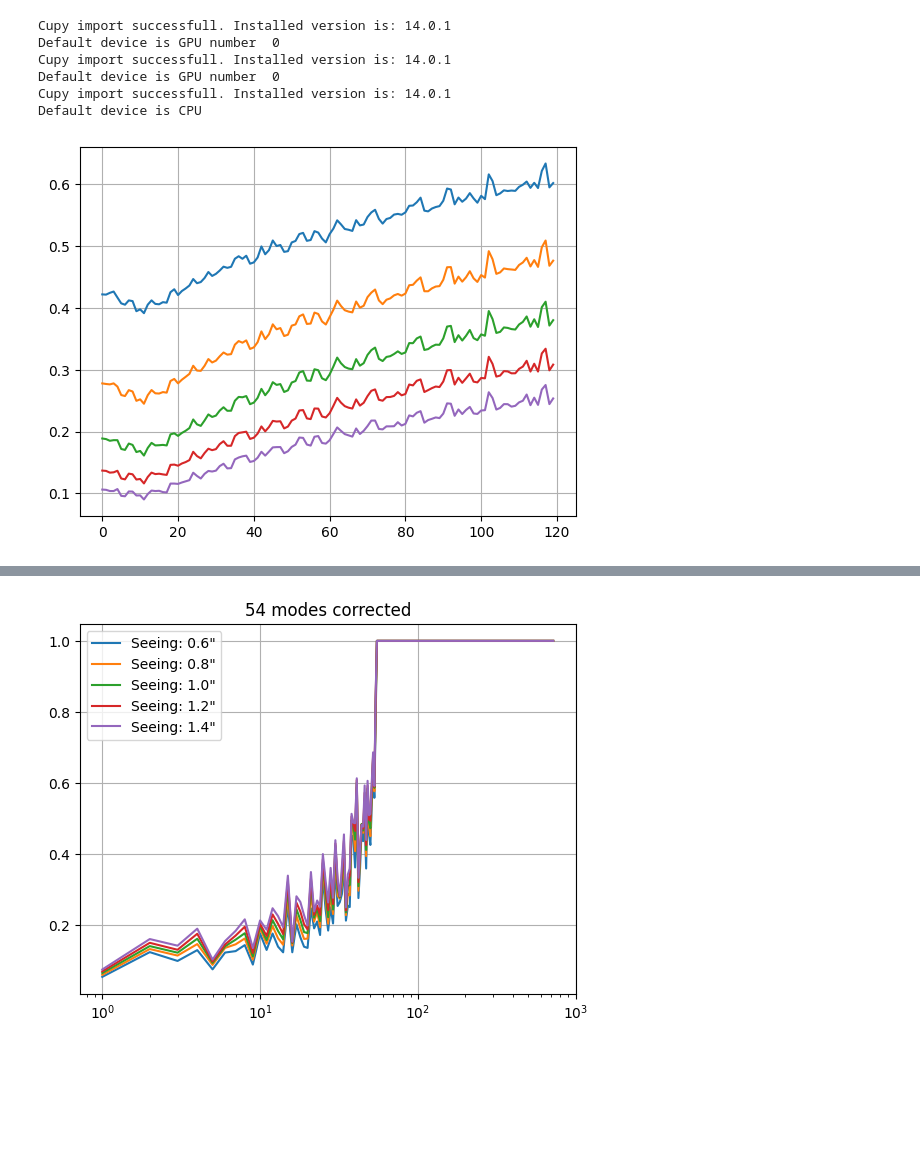
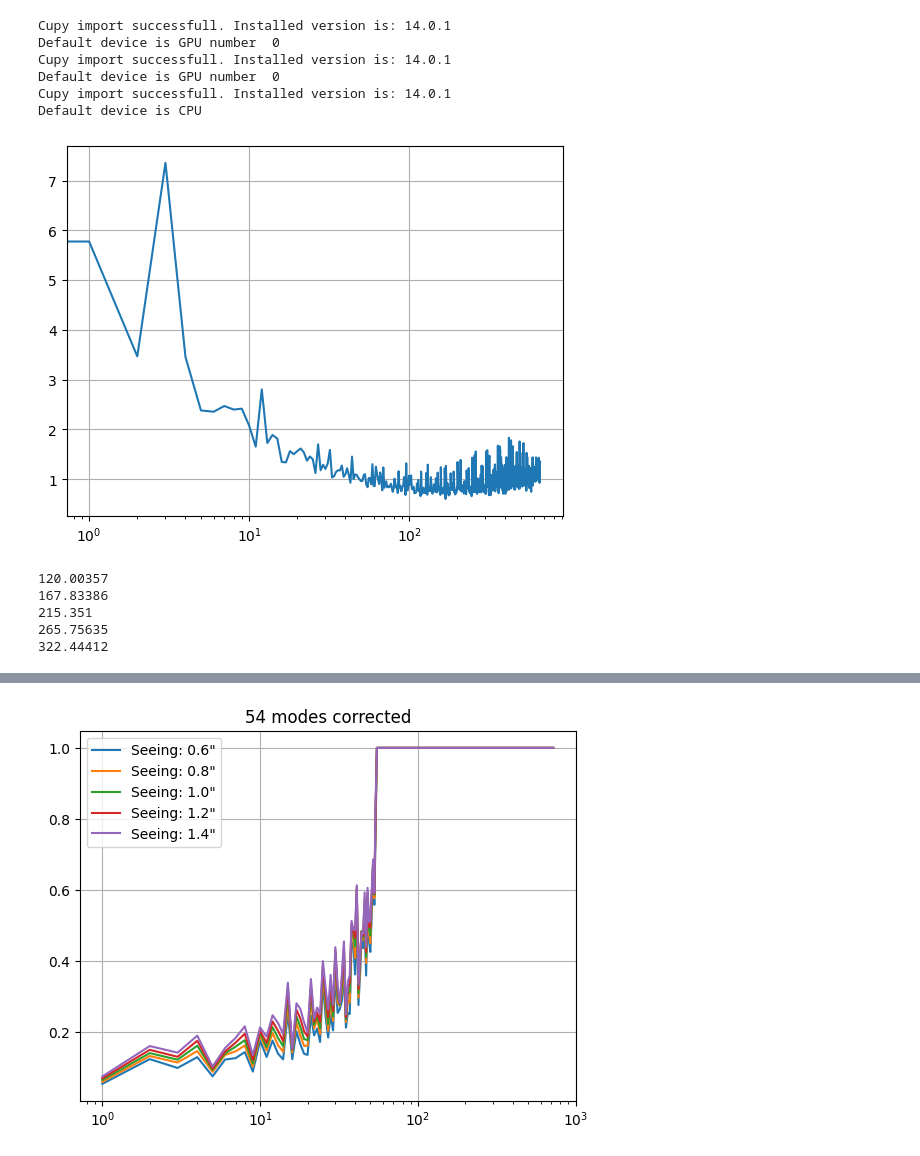
Before and after one commit to ArcetriAdaptiveOptics/SPECULA, a Jupyter notebook: config/SensorFusion/plots.ipynb, the cells around one changed output, grey strips where cells are left out. Saved outputs shown, nothing was run; the diff lists cells and outputs as text; code cells hidden in the pictures; blank space fills up the shorter version.

```diff
--- a/config/SensorFusion/plots.ipynb
+++ b/config/SensorFusion/plots.ipynb
@@ -37,19 +40,37 @@ Default device is CPU
 # %%
 # gain_dir = '/raid1/mmenessini/results/Cascading'
 # plot_gain_optimization(root_dir=gain_dir)
-# %%
-ogs06 = fits.getdata('/raid1/mmenessini/calibration/SOUL/optgains/pyr2.0_20x20_s0.6_138Nm_og.fits')
-ogs08 = fits.getdata('/raid1/mmenessini/calibration/SOUL/optgains/pyr2.0_20x20_s0.8_186Nm_og.fits')
-ogs10 = fits.getdata('/raid1/mmenessini/calibration/SOUL/optgains/pyr2.0_20x20_s1.0_238Nm_og.fits')
-ogs12 = fits.getdata('/raid1/mmenessini/calibration/SOUL/optgains/pyr2.0_20x20_s1.2_291Nm_og.fits')
-ogs14 = fits.getdata('/raid1/mmenessini/calibration/SOUL/optgains/pyr2.0_20x20_s1.4_349Nm_og.fits')
-
-plt.figure()
-plt.plot(ogs06)
-plt.plot(ogs08)
-plt.plot(ogs10)
-plt.plot(ogs12)
-plt.plot(ogs14)
-plt.grid()
-# %% [output]
-[figure, removed]
+# %%
+pyr_modes = fits.getdata('/raid1/mmenessini/calibration/SOUL/scratch_aliasing/pyr_modes.fits')
+
+pyr_modes = np.sqrt(np.mean(pyr_modes**2,axis=0))
+
+plt.figure()
+plt.plot(pyr_modes)
+plt.xscale('log')
+plt.grid()
+# %% [output]
+[figure, added]
+# %%
+N = 54
+atmo_modes = fits.getdata(f'/raid1/mmenessini/calibration/SOUL/scratch_simpc/s0.6_{N}modes_atmo.fits')
+atmo_modes = np.sqrt(np.mean(atmo_modes**2,axis=0))
+print(np.sqrt(np.sum(atmo_modes[:N]**2)))
+atmo_modes = fits.getdata(f'/raid1/mmenessini/calibration/SOUL/scratch_simpc/s0.8_{N}modes_atmo.fits')
+atmo_modes = np.sqrt(np.mean(atmo_modes**2,axis=0))
+print(np.sqrt(np.sum(atmo_modes[:N]**2)))
+atmo_modes = fits.getdata(f'/raid1/mmenessini/calibration/SOUL/scratch_simpc/s1.0_{N}modes_atmo.fits')
+atmo_modes = np.sqrt(np.mean(atmo_modes**2,axis=0))
+print(np.sqrt(np.sum(atmo_modes[:N]**2)))
+atmo_modes = fits.getdata(f'/raid1/mmenessini/calibration/SOUL/scratch_simpc/s1.2_{N}modes_atmo.fits')
+atmo_modes = np.sqrt(np.mean(atmo_modes**2,axis=0))
+print(np.sqrt(np.sum(atmo_modes[:N]**2)))
+atmo_modes = fits.getdata(f'/raid1/mmenessini/calibration/SOUL/scratch_simpc/s1.4_{N}modes_atmo.fits')
+atmo_modes = np.sqrt(np.mean(atmo_modes**2,axis=0))
+print(np.sqrt(np.sum(atmo_modes[:N]**2)))
+# %% [output]
+120.00357
+167.83386
+215.351
+265.75635
+322.44412
```
Also changed, not shown: parts of 5 cells of this notebook, 4 other files.
